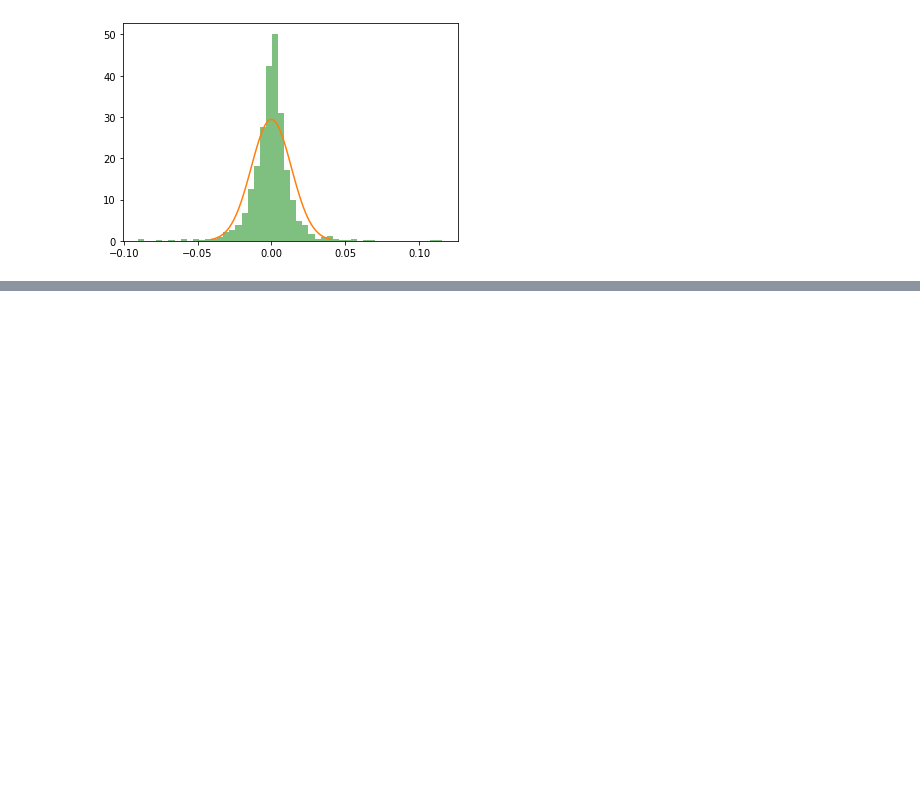
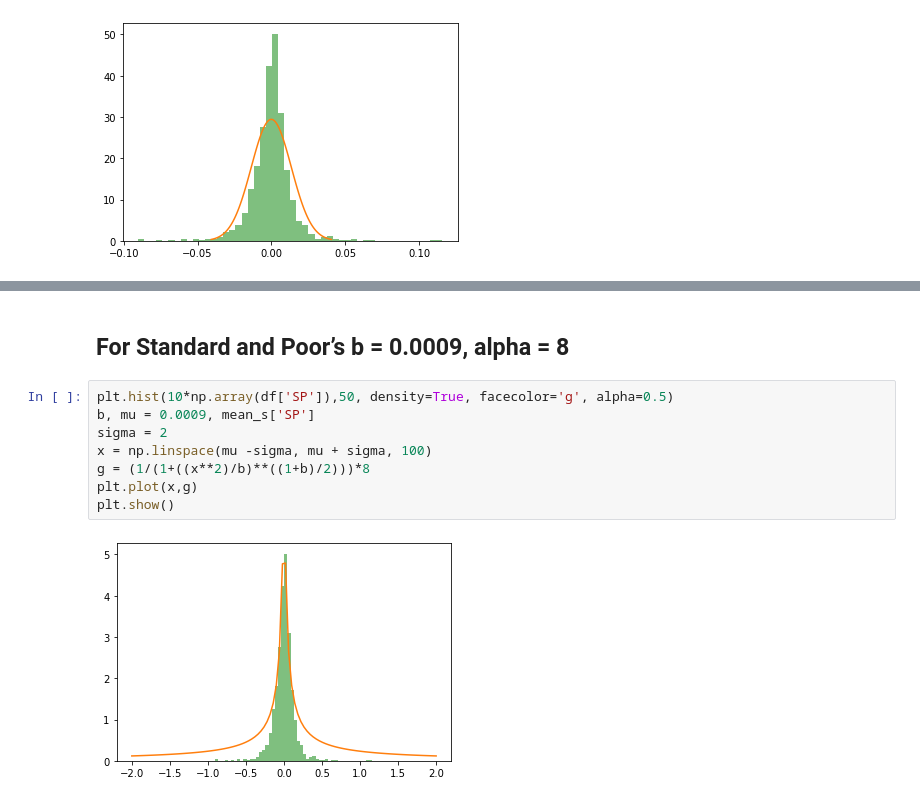
Before and after one commit to sid573/MA471-SAFD, a Jupyter notebook: Assignment_1/Assignment_1b.ipynb, the cells around one changed output, grey strips where cells are left out. Cells and saved outputs as stored; diff of their text form; blank space fills up the shorter version.

```diff
--- a/Assignment_1/Assignment_1b.ipynb
+++ b/Assignment_1/Assignment_1b.ipynb
@@ -83,0 +106,12 @@ plt.show()
+# %% [markdown]
+## For Standard and Poor’s b = 0.0009, alpha = 8
+# %%
+plt.hist(10*np.array(df['SP']),50, density=True, facecolor='g', alpha=0.5)
+b, mu = 0.0009, mean_s['SP']
+sigma = 2
+x = np.linspace(mu -sigma, mu + sigma, 100)
+g = (1/(1+((x**2)/b)**((1+b)/2)))*8
+plt.plot(x,g)
+plt.show()
+# %% [output]
+[figure, added]
```
Also changed, not shown: parts of 8 cells of this notebook.
